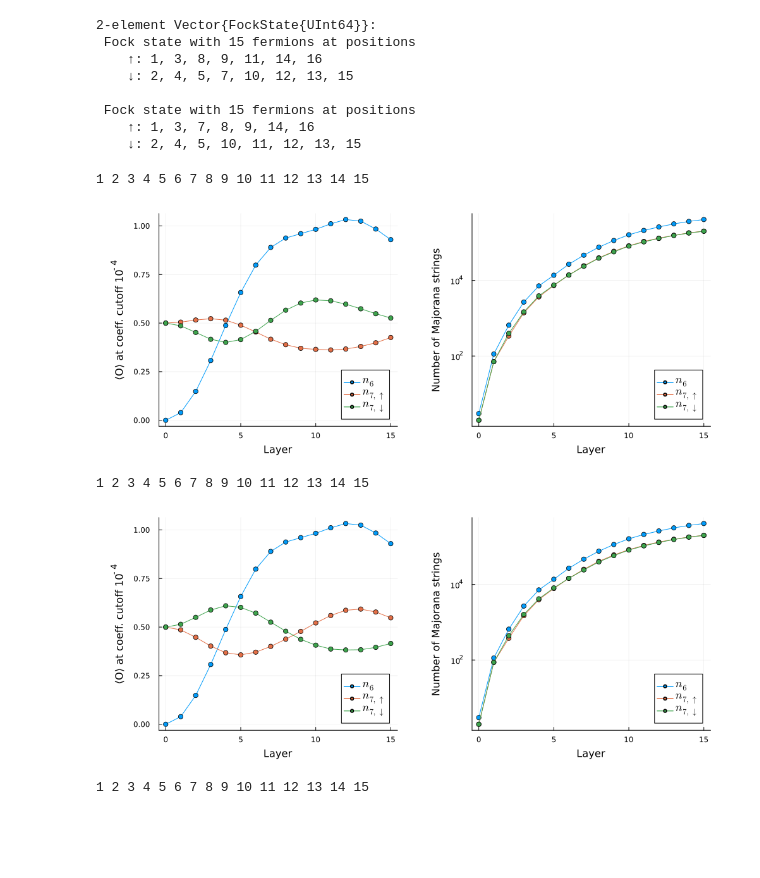
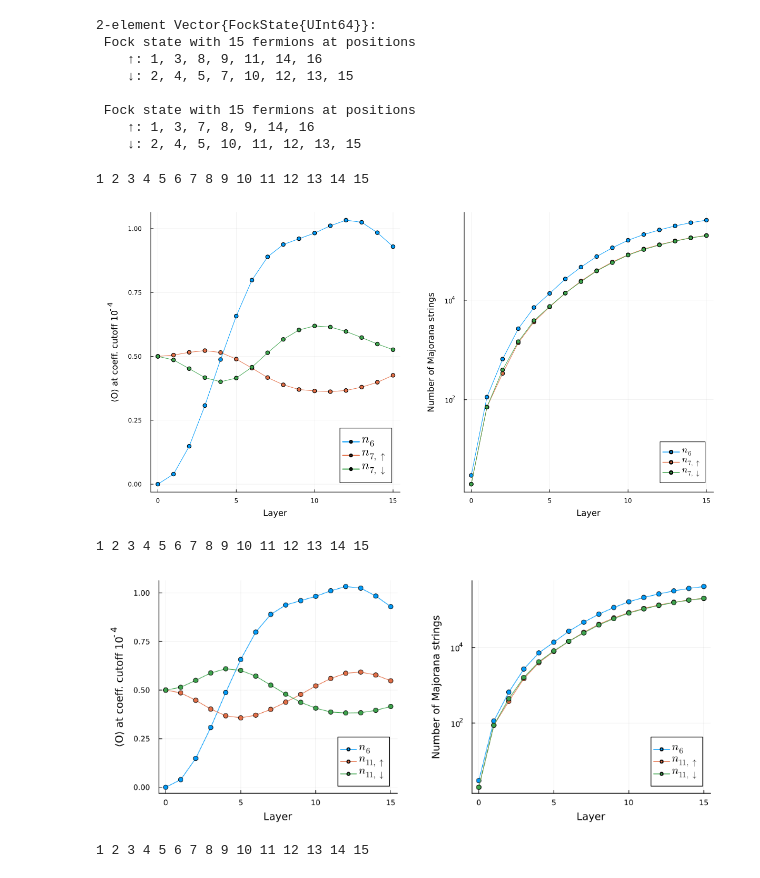
Before and after one commit to grossjulian/MajoranaPropagation, a Jupyter notebook: First_simulation.ipynb, the cells around one changed output. Cells and saved outputs as stored; diff of their text form; code cells hidden in the pictures; blank space fills up the shorter version.

```diff
--- a/First_simulation.ipynb
+++ b/First_simulation.ipynb
@@ -83,36 +81,36 @@ length1[1] = length(obs1)
 res2[1]=overlapwithfock(obs2, initial_state, coeffs)
 length2[1] = length(obs2)
 res3[1]=overlapwithfock(obs3, initial_state, coeffs)
 length3[1] = length(obs3)
 #simulation (7down, 11up) for minal coefficient 1.e-4
 for j = 1:n_layers
     print("$j ")
     propagate!(circ_single, obs1, thetas_single; min_abs_coeff=min_abs_coeff1,max_unpaired=max_unpaired, unpaired_mask=unpaired_mask)
     propagate!(circ_single, obs2, thetas_single; min_abs_coeff=min_abs_coeff1,max_unpaired=max_unpaired, unpaired_mask=unpaired_mask)
     propagate!(circ_single, obs3, thetas_single; min_abs_coeff=min_abs_coeff1,max_unpaired=max_unpaired, unpaired_mask=unpaired_mask)
     res1[j+1] = overlapwithfock(obs1, initial_state, coeffs)
     res2[j+1] = overlapwithfock(obs2, initial_state, coeffs)
     res3[j+1] = overlapwithfock(obs3, initial_state, coeffs)
 
     length1[j+1] = length(obs1)
     length2[j+1] = length(obs2)
     length3[j+1] = length(obs3)
 end
 
-ev_plot = plot(xlabel = "Layer", ylabel = ylabel = "⟨O⟩ at coeff. cutoff " *"10^{-4}", legend = :bottomright, legend_font_pointsize = 12)
+ev_plot = plot(xlabel = "Layer", ylabel = ylabel = "⟨O⟩ at coeff. cutoff " *"10^{-4}", legend = :bottomright, legend_font_pointsize = 16)
 plot!(ev_plot, 0:n_layers, res1, label=L"n_6", marker=:circle)
 plot!(ev_plot, 0:n_layers, res2, label=L"n_{7,\uparrow}", marker=:circle)
 plot!(ev_plot, 0:n_layers, res3, label=L"n_{7,\downarrow}", marker=:circle)
 
 length_plot = plot(xlabel = "Layer",ylabel = "Number of Majorana strings", yscale = :log10, legend = :bottomright,legend_font_pointsize = 12)
 plot!(length_plot, 0:n_layers, length1, label=L"n_6", marker=:circle)
 plot!(length_plot, 0:n_layers, length2, label=L"n_{7,\uparrow}", marker=:circle)
 plot!(length_plot, 0:n_layers, length3, label=L"n_{7,\downarrow}", marker=:circle)
 
-plot(ev_plot, length_plot, layout=(1,2), size=(1000,400),left_margin = 10mm, bottom_margin = 5mm, right_margin = 5mm)
+plot(ev_plot, length_plot, layout=(1,2), size=(1200,600),left_margin = 10mm, bottom_margin = 5mm, right_margin = 5mm)
 # %% [output]
 1 2 3 4 5 6 7 8 9 10 11 12 13 14 15
-[figure, old version]
+[figure, new version]
 # %%
 obs11 = VectorMajoranaSum(MajoranaSum(N_spinful_sites, :nup, hole_pos)) #n_6_up
 obs12 = VectorMajoranaSum(MajoranaSum(N_spinful_sites, :ndn, hole_pos)) #n_6_down
@@ -150,18 +148,18 @@ end
 
 ev_plot = plot(xlabel = "Layer", ylabel = ylabel = "⟨O⟩ at coeff. cutoff " *"10^{-4}", legend = :bottomright, legend_font_pointsize = 12)
 plot!(ev_plot, 0:n_layers, res1, label=L"n_6", marker=:circle)
-plot!(ev_plot, 0:n_layers, res2, label=L"n_{7,\uparrow}", marker=:circle)
-plot!(ev_plot, 0:n_layers, res3, label=L"n_{7,\downarrow}", marker=:circle)
+plot!(ev_plot, 0:n_layers, res2, label=L"n_{11,\uparrow}", marker=:circle)
+plot!(ev_plot, 0:n_layers, res3, label=L"n_{11,\downarrow}", marker=:circle)
 
 length_plot = plot(xlabel = "Layer",ylabel = "Number of Majorana strings", yscale = :log10, legend = :bottomright,legend_font_pointsize = 12)
 plot!(length_plot, 0:n_layers, length1, label=L"n_6", marker=:circle)
-plot!(length_plot, 0:n_layers, length2, label=L"n_{7,\uparrow}", marker=:circle)
-plot!(length_plot, 0:n_layers, length3, label=L"n_{7,\downarrow}", marker=:circle)
+plot!(length_plot, 0:n_layers, length2, label=L"n_{11,\uparrow}", marker=:circle)
+plot!(length_plot, 0:n_layers, length3, label=L"n_{11,\downarrow}", marker=:circle)
 
 plot(ev_plot, length_plot, layout=(1,2), size=(1000,400),left_margin = 10mm, bottom_margin = 5mm, right_margin = 5mm)
 # %% [output]
 1 2 3 4 5 6 7 8 9 10 11 12 13 14 15
-[figure, old version]
+[figure, new version]
 # %%
 obs11 = VectorMajoranaSum(MajoranaSum(N_spinful_sites, :nup, hole_pos)) #n_6_up
 obs12 = VectorMajoranaSum(MajoranaSum(N_spinful_sites, :ndn, hole_pos)) #n_6_down
```
Also changed, not shown: parts of 1 cell of this notebook, 2 other files.
